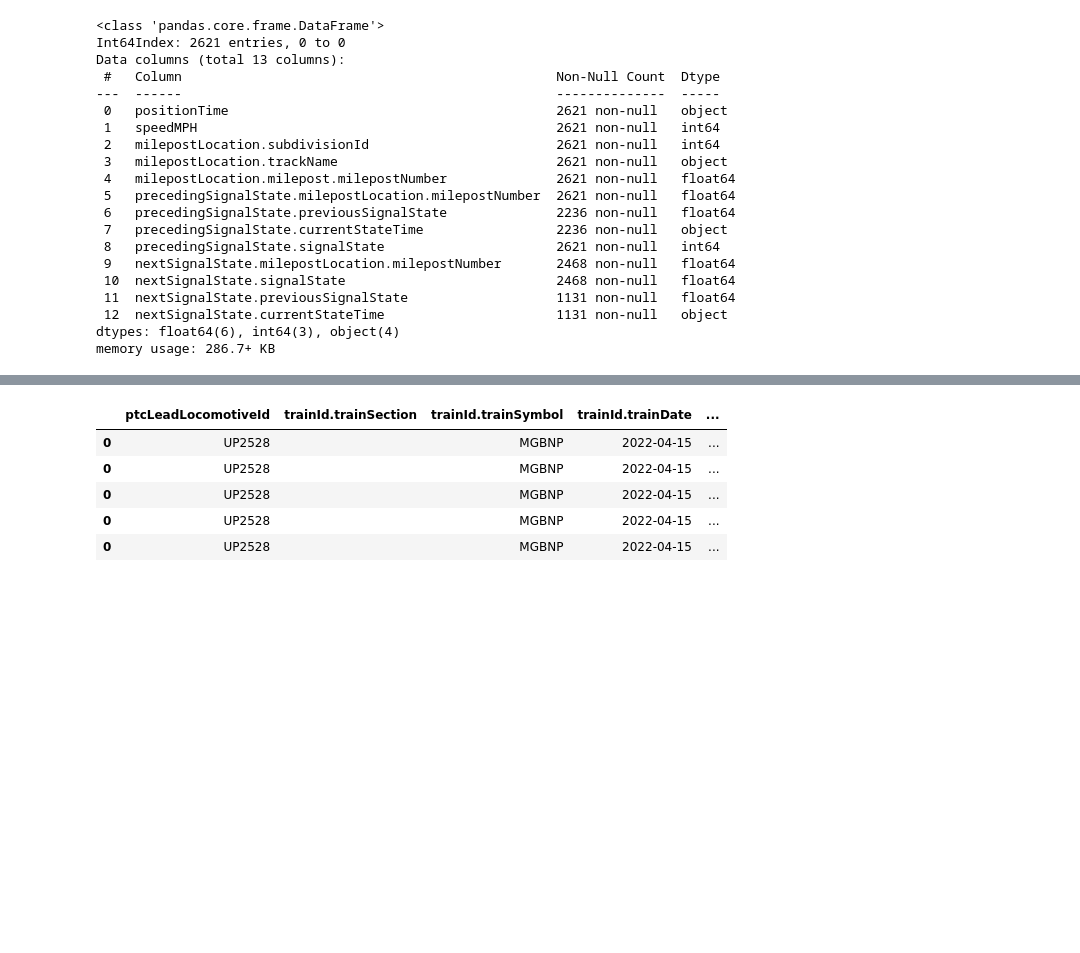
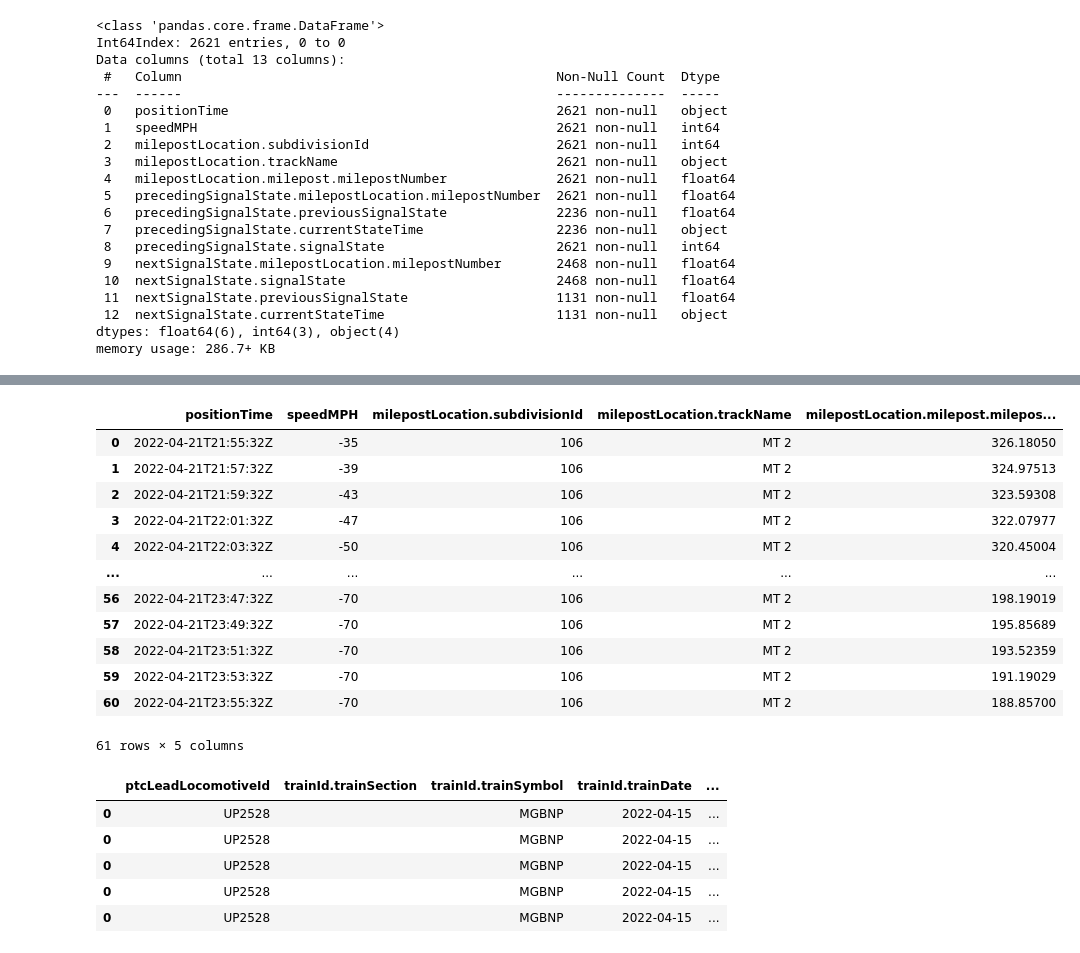
Before and after one commit to swicklund/hackathon, a Jupyter notebook: TensorFlowSteve.ipynb, the cells around one changed output, grey strips where cells are left out. Saved outputs shown, nothing was run; the diff lists cells and outputs as text; code cells hidden in the pictures; blank space fills up the shorter version.

```diff
--- a/TensorFlowSteve.ipynb
+++ b/TensorFlowSteve.ipynb
@@ -106,3 +126,19 @@ memory usage: 921.4+ KB
+# %%
+ pd.json_normalize(dfTrains.iloc[100]['trainEstimatedPositionList'])
+# %% [output]
+|  | positionTime | speedMPH | milepostLocation.subdivisionId | milepostLocation.trackName | milepostLocation.milepost.milepos... |
+| 0 | 2022-04-21T21:55:32Z | -35 | 106 | MT 2 | 326.18050 |
+| 1 | 2022-04-21T21:57:32Z | -39 | 106 | MT 2 | 324.97513 |
+| 2 | 2022-04-21T21:59:32Z | -43 | 106 | MT 2 | 323.59308 |
+| 3 | 2022-04-21T22:01:32Z | -47 | 106 | MT 2 | 322.07977 |
+| 4 | 2022-04-21T22:03:32Z | -50 | 106 | MT 2 | 320.45004 |
+| ... | ... | ... | ... | ... | ... |
+| 56 | 2022-04-21T23:47:32Z | -70 | 106 | MT 2 | 198.19019 |
+| 57 | 2022-04-21T23:49:32Z | -70 | 106 | MT 2 | 195.85689 |
+| 58 | 2022-04-21T23:51:32Z | -70 | 106 | MT 2 | 193.52359 |
+| 59 | 2022-04-21T23:53:32Z | -70 | 106 | MT 2 | 191.19029 |
+| 60 | 2022-04-21T23:55:32Z | -70 | 106 | MT 2 | 188.85700 |
+61 rows × 5 columns
 # %%
 cols = list(dfTrains.columns)
 df3 = dfTrains[[cols[0]] + cols[12:15]+ [cols[21]]]
```
Also changed, not shown: parts of 7 cells of this notebook.
